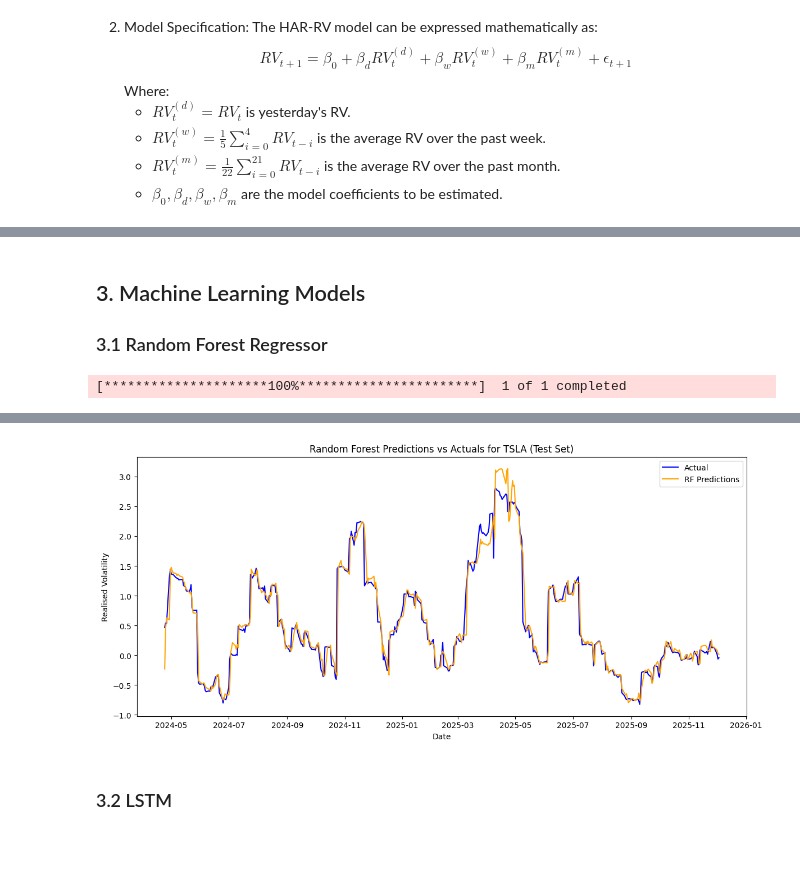
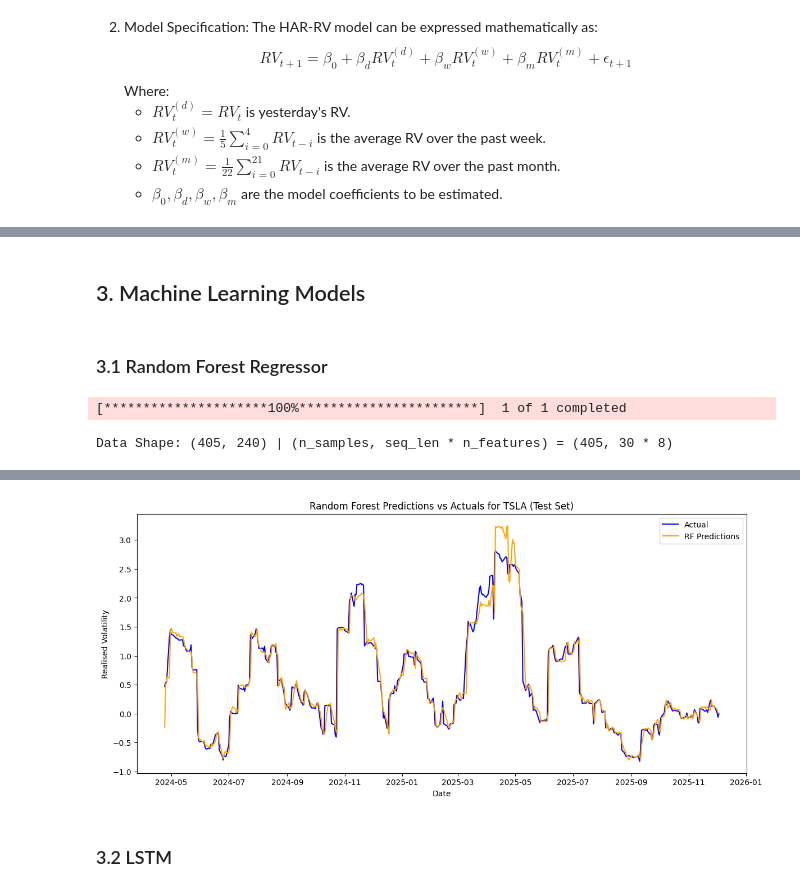
Before and after one commit to ICAI-IMAT-XAI/final-project-IgnacioBayon, a Jupyter notebook: notebooks/predict.ipynb, the cells around one changed output, grey strips where cells are left out. Cells and saved outputs as stored; diff of their text form; code cells hidden in the pictures; blank space fills up the shorter version.

```diff
--- a/notebooks/predict.ipynb
+++ b/notebooks/predict.ipynb
@@ -239,62 +240,61 @@ HAR-RV Model:
 [figure]
 # %% [markdown]
 ## 3. Machine Learning Models
-### 3.1 Random Forest Regressor
+# %% [markdown]
+### 3.1 Random Forest Regressor
 # %%
-# Prepare data for Random Forest
-seq_len = 30
-train_split, _, test_split = load_data(
+(X_train_rf, y_train_rf, dates_train_rf), _, (X_test_rf, y_test_rf, dates_test_rf) = load_data(
     ticker=ticker,
     feature_cols=feature_cols,
     target_col="RealisedVolatility",
-    seq_len=seq_len,
+    seq_len=30,
     start_date=start_date,
     train_size=0.85,
     test_size=0.15,
 )
-X_train, y_train, dates_train = train_split
-X_test, y_test, dates_test = test_split
 
-# Flatten the sequences for Random Forest
-n_train, seq_length, num_features = X_train.shape
-X_train_rf = X_train.reshape(n_train, seq_length * num_features)
-n_test = X_test.shape[0]
-X_test_rf = X_test.reshape(n_test, seq_length * num_features)
+n_train, seq_length, num_features = X_train_rf.shape
+X_train_rf = X_train_rf.reshape(n_train, seq_length * num_features)
+n_test = X_test_rf.shape[0]
+X_test_rf = X_test_rf.reshape(n_test, seq_length * num_features)
+
+print(f"\nData Shape: {X_test_rf.shape} | (n_samples, seq_len * n_features) = ({n_test}, {seq_length} * {num_features})")
 # %% [output]
 [*********************100%***********************]  1 of 1 completed
+Data Shape: (405, 240) | (n_samples, seq_len * n_features) = (405, 30 * 8)
 # %%
-n_estimators = 300
-rf = RandomForestRegressor(
-    n_estimators=n_estimators,
-    # max_depth=10,
-    # min_samples_leaf=5,
-    random_state=random_state,
-    n_jobs=-1,
-)
+# Best params chosen in param_search.ipynb
+# Train RF with optimal parameters on trainintg set
+optimal_params = {
+    'n_estimators': 300,
+    'max_depth': 20,
+    'min_samples_leaf': 5,
+    'min_samples_split': 2,
+    'random_state': 42,
+    'n_jobs': -1
+}
+rf_best = RandomForestRegressor(**optimal_params)
 
-rf.fit(X_train_rf, y_train)
+rf_best.fit(X_train_rf, y_train_rf)
+rf_best_train_preds = rf_best.predict(X_train_rf)
+rf_best_test_preds = rf_best.predict(X_test_rf)
 
-# Predict
-rf_train_preds = rf.predict(X_train_rf)
-rf_test_preds = rf.predict(X_test_rf)
+rf_best_train_mae = mean_absolute_error(y_train_rf, rf_best_train_preds)
+rf_best_train_rmse = np.sqrt(mean_squared_error(y_train_rf, rf_best_train_preds))
 
-# Evaluate
-rf_train_mae = mean_absolute_error(y_train, rf_train_preds)
-rf_train_rmse = np.sqrt(mean_squared_error(y_train, rf_train_preds))
+rf_best_test_mae = mean_absolute_error(y_test_rf, rf_best_test_preds)
+rf_best_test_rmse = np.sqrt(mean_squared_error(y_test_rf, rf_best_test_preds))
 
-rf_test_mae = mean_absolute_error(y_test, rf_test_preds)
-rf_test_rmse = np.sqrt(mean_squared_error(y_test, rf_test_preds))
-
-print(f"Random Forest Regressor:")
-print(f"\tTrain MAE:  {rf_train_mae:.6f}")
-print(f"\tTrain RMSE: {rf_train_rmse:.6f}")
-print(f"\tTest MAE:   {rf_test_mae:.6f}")
-print(f"\tTest RMSE:  {rf_test_rmse:.6f}")
+print(f"Random Forest Regressor with Optimal Hyperparameters:")
+print(f"\tTrain MAE:  {rf_best_train_mae:.6f}")
+print(f"\tTrain RMSE: {rf_best_train_rmse:.6f}")
+print(f"\tTest MAE:   {rf_best_test_mae:.6f}")
+print(f"\tTest RMSE:  {rf_best_test_rmse:.6f}")
 
 # Plot predictions vs actuals for the test set
 plt.figure(figsize=(14, 6))
-plt.plot(dates_test, y_test, label='Actual', color='blue')
-plt.plot(dates_test, rf_test_preds, label='RF Predictions', color='orange')
+plt.plot(dates_test_rf, y_test_rf, label='Actual', color='blue')
+plt.plot(dates_test_rf, rf_best_test_preds, label='RF Predictions', color='orange')
 plt.title(f'Random Forest Predictions vs Actuals for {ticker} (Test Set)')
 plt.xlabel('Date')
 plt.ylabel('Realised Volatility')
@@ -309,4 +309,4 @@ Random Forest Regressor:
-[figure, old version]
+[figure, new version]
 # %% [markdown]
 ### 3.2 LSTM
 # %%
```
Also changed, not shown: parts of 30 cells of this notebook, 4 other files.
